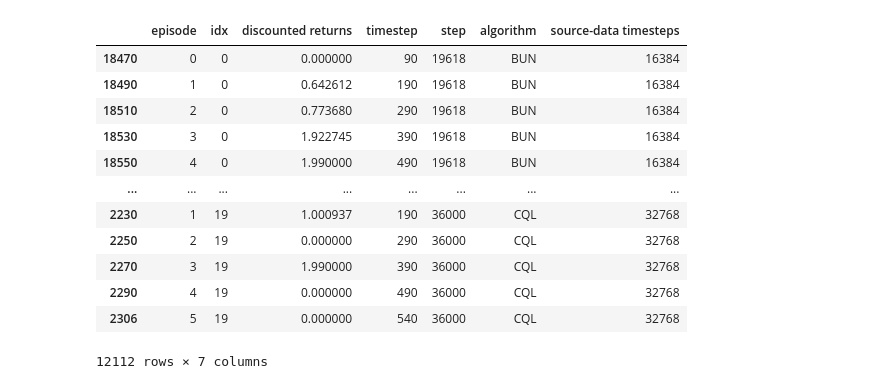
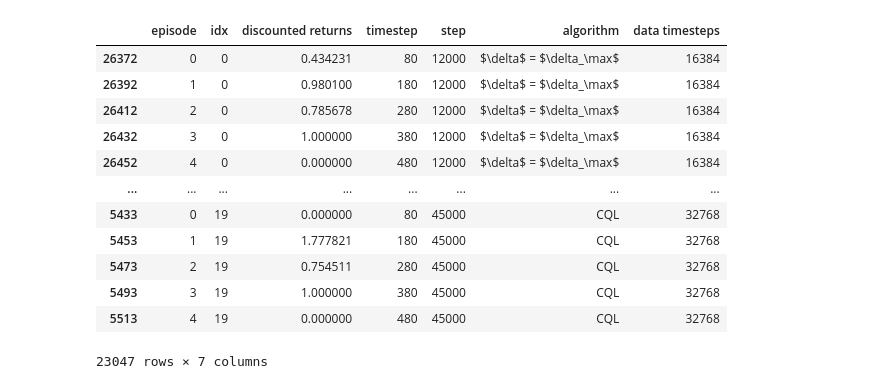
Before and after one commit to ethanabrooks/dissertation, a Jupyter notebook: figures/bellman-update-networks/miniworld.ipynb, the cells around one changed output. Drawn from its saved outputs; the diff is of its cells as text; code cells hidden in the pictures.

```diff
--- a/figures/bellman-update-networks/miniworld.ipynb
+++ b/figures/bellman-update-networks/miniworld.ipynb
@@ -8,57 +8,59 @@ import pandas as pd
 import re
 
 source_ts_amounts= [n * 2048 * 2 for n in [4, 6, 8]]
-source_ts = 'source-data timesteps'
+source_ts = 'data timesteps'
 algo = 'algorithm'
 algo_mapping = {
     "3a2eb": "CQL",
-    "ee24c": "BUN"
+    "ee24c": "$\delta$ = 1",
+    "71b2e": "$\delta$ = 2",
+    "21228": "$\delta$ = $\delta_\max$",
 }
 
 def generate():
     for path in Path('artifacts').rglob('*.json'):
         pattern = r"run-(\w+)_(\w+)-tablereturns:v\d+"
         with path.open() as f:
             table = json.load(f)
         df = pd.DataFrame(table['data'], columns=table['columns'])
         match = re.search(pattern, str(path))
         df[algo] = algo_mapping[match.group(1)]
         id_within_sweep = int(match.group(2))
         df[source_ts] = source_ts_amounts[id_within_sweep]
         yield df
 
 df = pd.concat(list(generate()), ignore_index=True)
 
 x = 'timestep'
 y = 'discounted returns'
 
 df = df.rename(columns={'returns': y})
 df.loc[:, x] = df.groupby(['idx', algo, source_ts, 'step'])[x].cumsum()
 def keep_last_n_steps(group, n=10):
     steps = sorted(group['step'].unique())
     top_n = steps[-n:]
     return group[group['step'].isin(top_n)]
 
 df = df.groupby([algo, source_ts], group_keys=False).apply(keep_last_n_steps)
 df = df.sort_values(by=[algo, source_ts, 'step', 'idx', x])
 
-bin_size = 10
+bin_size = 20
 df[x] = (df[x] // bin_size ) * bin_size
 df = df[df[x] < 800]
 df
 # %% [output]
-|  | episode | idx | discounted returns | timestep | step | algorithm | source-data timesteps |
-| 18470 | 0 | 0 | 0.000000 | 90 | 19618 | BUN | 16384 |
-| 18490 | 1 | 0 | 0.642612 | 190 | 19618 | BUN | 16384 |
-| 18510 | 2 | 0 | 0.773680 | 290 | 19618 | BUN | 16384 |
-| 18530 | 3 | 0 | 1.922745 | 390 | 19618 | BUN | 16384 |
-| 18550 | 4 | 0 | 1.990000 | 490 | 19618 | BUN | 16384 |
+|  | episode | idx | discounted returns | timestep | step | algorithm | data timesteps |
+| 26372 | 0 | 0 | 0.434231 | 80 | 12000 | $\delta$ = $\delta_\max$ | 16384 |
+| 26392 | 1 | 0 | 0.980100 | 180 | 12000 | $\delta$ = $\delta_\max$ | 16384 |
+| 26412 | 2 | 0 | 0.785678 | 280 | 12000 | $\delta$ = $\delta_\max$ | 16384 |
+| 26432 | 3 | 0 | 1.000000 | 380 | 12000 | $\delta$ = $\delta_\max$ | 16384 |
+| 26452 | 4 | 0 | 0.000000 | 480 | 12000 | $\delta$ = $\delta_\max$ | 16384 |
 | ... | ... | ... | ... | ... | ... | ... | ... |
-| 2230 | 1 | 19 | 1.000937 | 190 | 36000 | CQL | 32768 |
-| 2250 | 2 | 19 | 0.000000 | 290 | 36000 | CQL | 32768 |
-| 2270 | 3 | 19 | 1.990000 | 390 | 36000 | CQL | 32768 |
-| 2290 | 4 | 19 | 0.000000 | 490 | 36000 | CQL | 32768 |
-| 2306 | 5 | 19 | 0.000000 | 540 | 36000 | CQL | 32768 |
+| 5433 | 0 | 19 | 0.000000 | 80 | 45000 | CQL | 32768 |
+| 5453 | 1 | 19 | 1.777821 | 180 | 45000 | CQL | 32768 |
+| 5473 | 2 | 19 | 0.754511 | 280 | 45000 | CQL | 32768 |
+| 5493 | 3 | 19 | 1.000000 | 380 | 45000 | CQL | 32768 |
+| 5513 | 4 | 19 | 0.000000 | 480 | 45000 | CQL | 32768 |
-12112 rows × 7 columns
+23047 rows × 7 columns
 # %%
 import seaborn as sns
```
Also changed, not shown: parts of 1 cell of this notebook, 11 other files.
